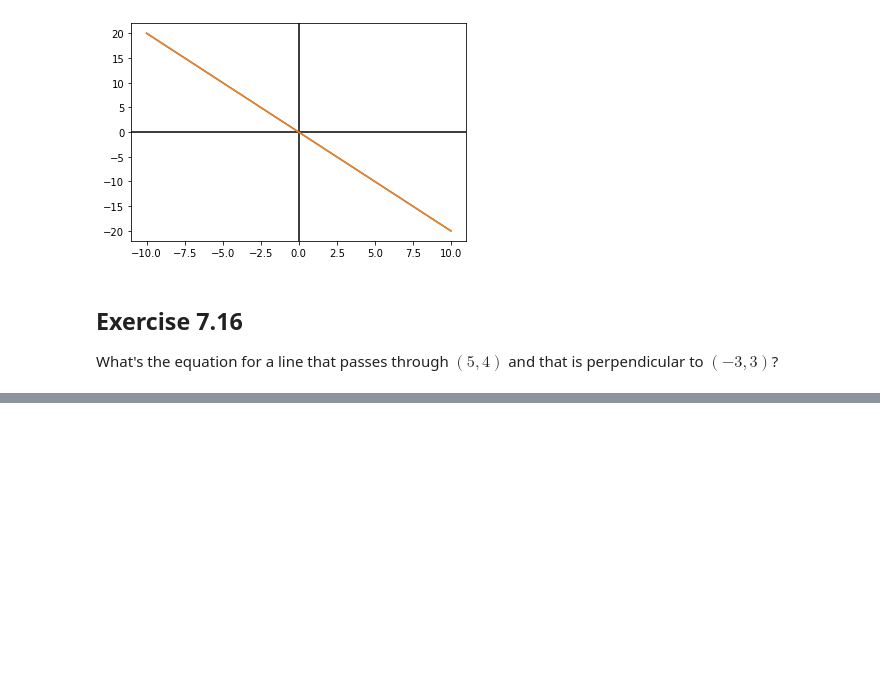
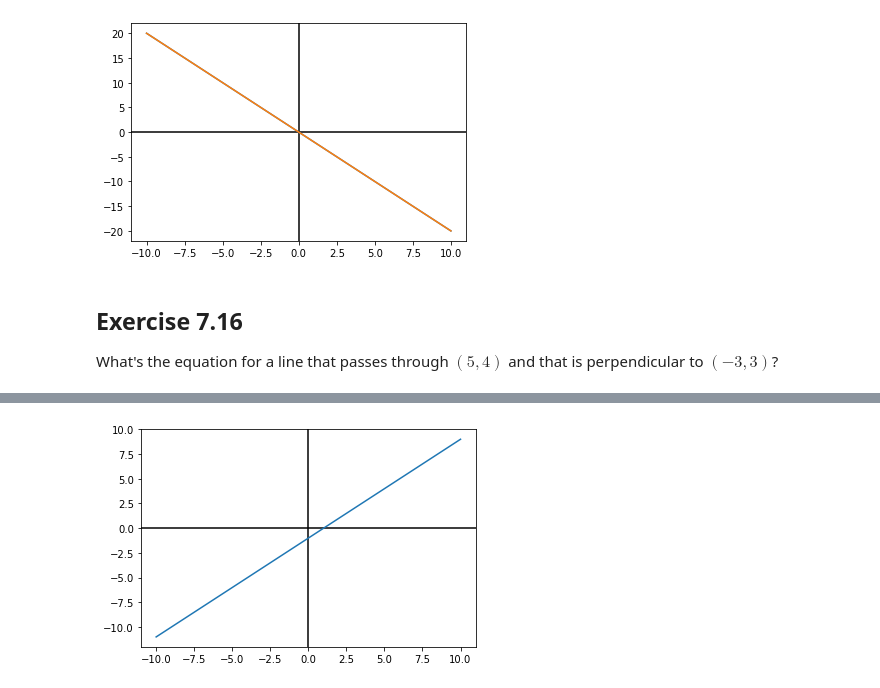
Before and after one commit to sergiofgonzalez/math-workbench, a Jupyter notebook: 06-solving-systems-of-linear-equations/e01-exercises/solving-systems-of-linear-equations-exercises.ipynb, the cells around one changed output, grey strips where cells are left out. Saved outputs shown, nothing was run; the diff lists cells and outputs as text; code cells hidden in the pictures; blank space fills up the shorter version.

```diff
--- a/06-solving-systems-of-linear-equations/e01-exercises/solving-systems-of-linear-equations-exercises.ipynb
+++ b/06-solving-systems-of-linear-equations/e01-exercises/solving-systems-of-linear-equations-exercises.ipynb
@@ -933,0 +959,9 @@ What's the equation for a line that passes through $ (5, 4) $ and that is perpen
+# %%
+from my_plot import plot
+
+def f(x):
+    return x - 1
+
+plot([f], -10, 10)
+# %% [output]
+[figure, added]
```
Also changed, not shown: parts of 7 cells of this notebook, 2 other files.
